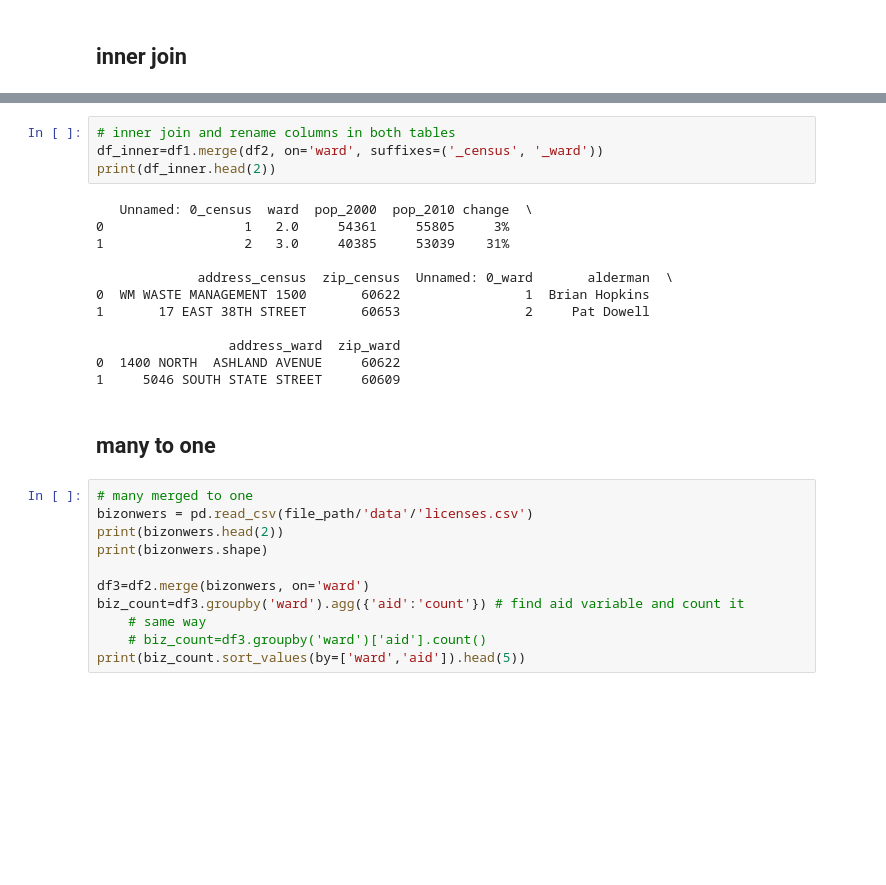
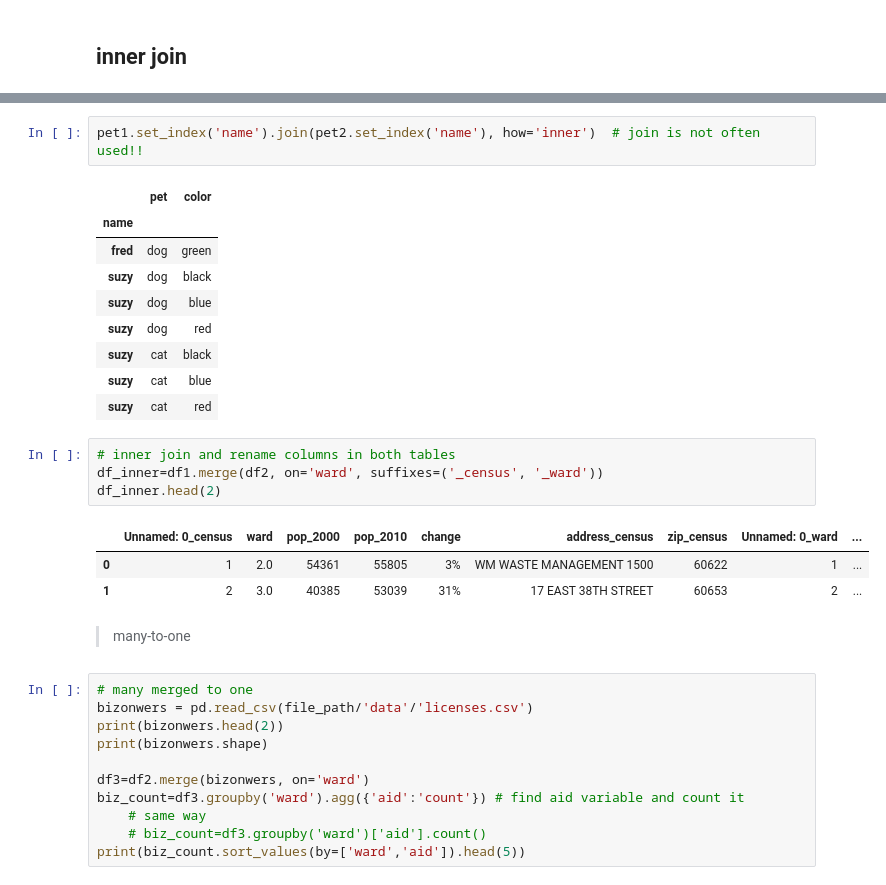
Before and after one commit to jeremyxtmeng/learning-pandas-plotting, a Jupyter notebook: learning_1_pandas.ipynb, the cells around one changed output, grey strips where cells are left out. Cells and saved outputs as stored; diff of their text form; blank space fills up the shorter version.

```diff
--- a/learning_1_pandas.ipynb
+++ b/learning_1_pandas.ipynb
@@ -31,21 +92,25 @@ c:\Users\xiang\Documents\backup_T580\Videos\Videos\Dropbox\p_jobinterview\coding
+# %%
+pet1.set_index('name').join(pet2.set_index('name'), how='inner')  # join is not often used!!
+# %% [output]
+|  | pet | color |
+| name |  |  |
+| fred | dog | green |
+| suzy | dog | black |
+| suzy | dog | blue |
+| suzy | dog | red |
+| suzy | cat | black |
+| suzy | cat | blue |
+| suzy | cat | red |
 # %%
 # inner join and rename columns in both tables
 df_inner=df1.merge(df2, on='ward', suffixes=('_census', '_ward'))
-print(df_inner.head(2))
+df_inner.head(2)
 # %% [output]
-   Unnamed: 0_census  ward  pop_2000  pop_2010 change  \
-0                  1   2.0     54361     55805     3%
-1                  2   3.0     40385     53039    31%
-
-             address_census  zip_census  Unnamed: 0_ward       alderman  \
-0  WM WASTE MANAGEMENT 1500       60622                1  Brian Hopkins
-1       17 EAST 38TH STREET       60653                2     Pat Dowell
-
-                 address_ward  zip_ward
-0  1400 NORTH  ASHLAND AVENUE     60622
-1     5046 SOUTH STATE STREET     60609
+|  | Unnamed: 0_census | ward | pop_2000 | pop_2010 | change | address_census | zip_census | Unnamed: 0_ward | ... |
+| 0 | 1 | 2.0 | 54361 | 55805 | 3% | WM WASTE MANAGEMENT 1500 | 60622 | 1 | ... |
+| 1 | 2 | 3.0 | 40385 | 53039 | 31% | 17 EAST 38TH STREET | 60653 | 2 | ... |
 # %% [markdown]
-## many to one
+> many-to-one
 # %%
 # many merged to one
 bizonwers = pd.read_csv(file_path/'data'/'licenses.csv')
```
Also changed, not shown: parts of 59 cells of this notebook, 18 other files.
